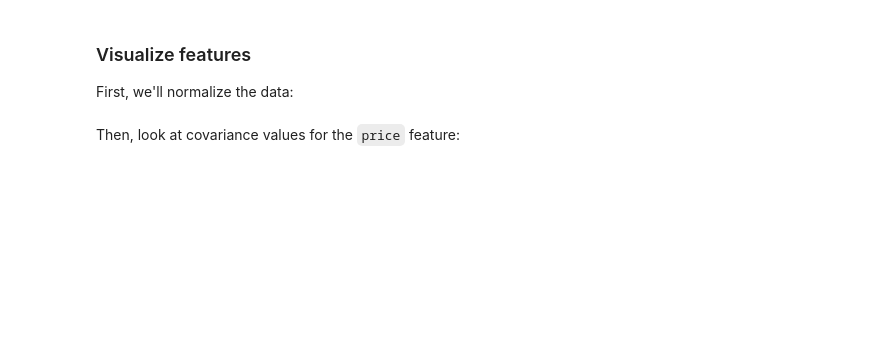
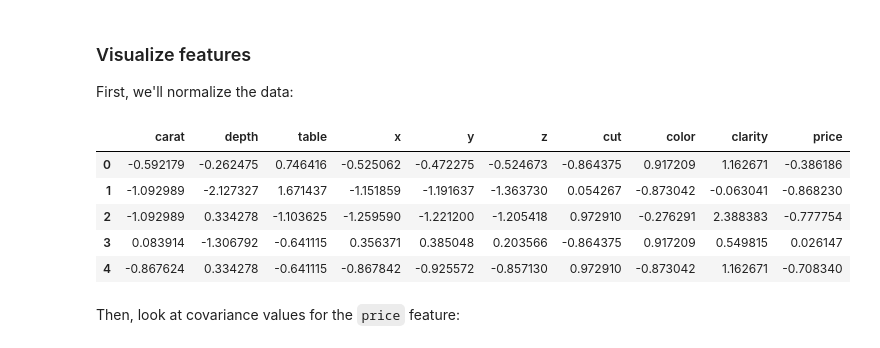
Before and after one commit to chuik633-PSAM5020/WK05, a Jupyter notebook: WK05.ipynb, the cells around one changed output. Saved outputs shown, nothing was run; the diff lists cells and outputs as text; code cells hidden in the pictures; blank space fills up the shorter version.

```diff
--- a/WK05.ipynb
+++ b/WK05.ipynb
@@ -667,6 +762,8 @@ cut_order = ["Fair", "Good", "Very Good", "Premium", "Ideal"]
 ### Repeat for `color` and `clarity`
 # %%
 # TODO: create ordered list of color and clarity values from worst to best
+color_order = ['J','I', 'H', 'G', 'F','E','D' ]
+clarity_order=[ 'I1','SI2', 'SI1','VS2',  'VS1',  'VVS2','VVS1', 'IF']
 # %% [markdown]
 ### Creating the encoder
 
@@ -703,9 +818,19 @@ First, we'll normalize the data:
 # %%
 # TODO: scale all the values using either a MinMax or Standard scaler
 
 # Create a scaler object
+std_scaler = StandardScaler()
 # Use the object on our data
+diamonds_scaled_df=std_scaler.fit_transform(diamonds_df)
 # Scaled version of DataFrame
+diamonds_scaled_df.head()
+# %% [output]
+|  | carat | depth | table | x | y | z | cut | color | clarity | price |
+| 0 | -0.592179 | -0.262475 | 0.746416 | -0.525062 | -0.472275 | -0.524673 | -0.864375 | 0.917209 | 1.162671 | -0.386186 |
+| 1 | -1.092989 | -2.127327 | 1.671437 | -1.151859 | -1.191637 | -1.363730 | 0.054267 | -0.873042 | -0.063041 | -0.868230 |
+| 2 | -1.092989 | 0.334278 | -1.103625 | -1.259590 | -1.221200 | -1.205418 | 0.972910 | -0.276291 | 2.388383 | -0.777754 |
+| 3 | 0.083914 | -1.306792 | -0.641115 | 0.356371 | 0.385048 | 0.203566 | -0.864375 | 0.917209 | 0.549815 | 0.026147 |
+| 4 | -0.867624 | 0.334278 | -0.641115 | -0.867842 | -0.925572 | -0.857130 | 0.972910 | -0.873042 | 1.162671 | -0.708340 |
 # %% [markdown]
 Then, look at covariance values for the `price` feature:
 # %%
```
Also changed, not shown: parts of 14 cells of this notebook.
